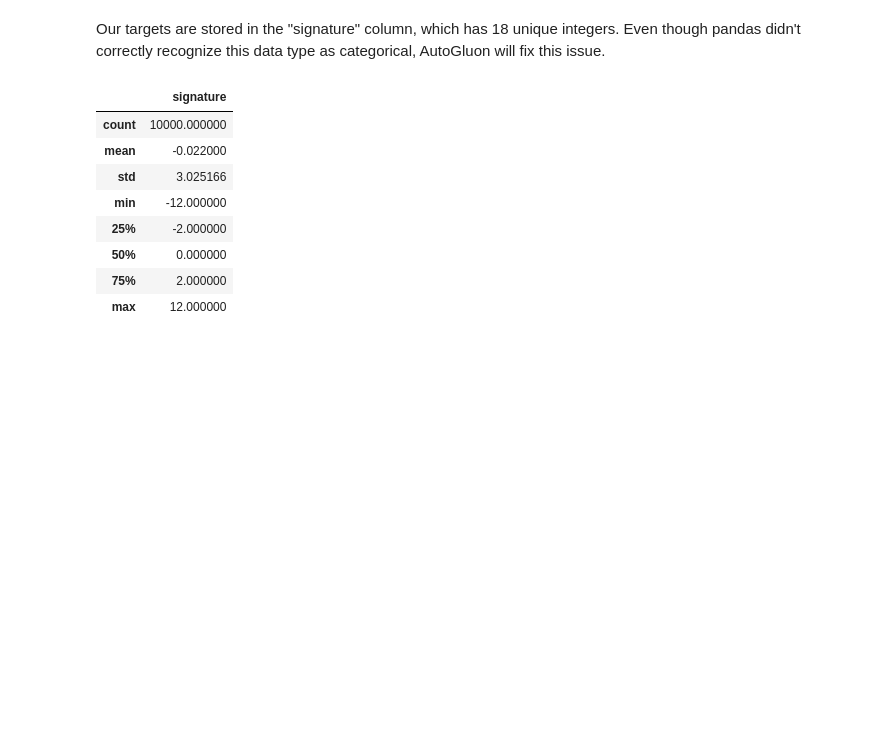
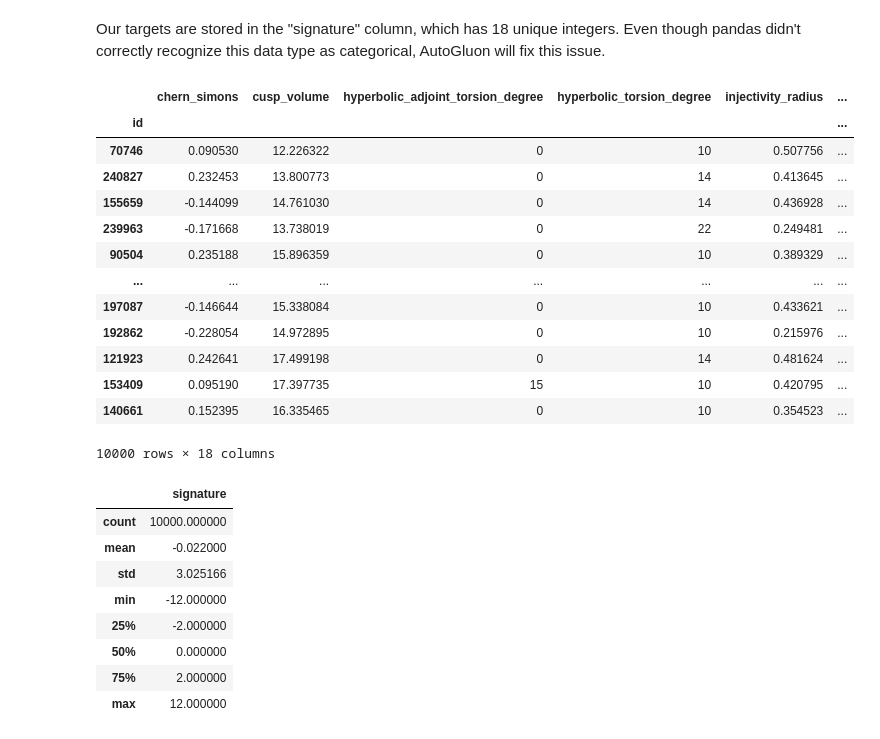
Before and after one commit to ykalathiya-2/AutoGluon, a Jupyter notebook: knot_theory/knot_theory.ipynb, the cells around one changed output. Saved outputs shown, nothing was run; the diff lists cells and outputs as text; code cells hidden in the pictures; blank space fills up the shorter version.

```diff
--- a/knot_theory/knot_theory.ipynb
+++ b/knot_theory/knot_theory.ipynb
@@ -60,3 +62,20 @@ Our targets are stored in the "signature" column, which has 18 unique integers.
+# %%
+train_data.set_index('id')
+# %% [output]
+|  | chern_simons | cusp_volume | hyperbolic_adjoint_torsion_degree | hyperbolic_torsion_degree | injectivity_radius | ... |
+| id |  |  |  |  |  | ... |
+| 70746 | 0.090530 | 12.226322 | 0 | 10 | 0.507756 | ... |
+| 240827 | 0.232453 | 13.800773 | 0 | 14 | 0.413645 | ... |
+| 155659 | -0.144099 | 14.761030 | 0 | 14 | 0.436928 | ... |
+| 239963 | -0.171668 | 13.738019 | 0 | 22 | 0.249481 | ... |
+| 90504 | 0.235188 | 15.896359 | 0 | 10 | 0.389329 | ... |
+| ... | ... | ... | ... | ... | ... | ... |
+| 197087 | -0.146644 | 15.338084 | 0 | 10 | 0.433621 | ... |
+| 192862 | -0.228054 | 14.972895 | 0 | 10 | 0.215976 | ... |
+| 121923 | 0.242641 | 17.499198 | 0 | 14 | 0.481624 | ... |
+| 153409 | 0.095190 | 17.397735 | 15 | 10 | 0.420795 | ... |
+| 140661 | 0.152395 | 16.335465 | 0 | 10 | 0.354523 | ... |
+10000 rows × 18 columns
 # %%
 label = 'signature'
 train_data[label].describe()
```
Also changed, not shown: parts of 5 cells of this notebook.
